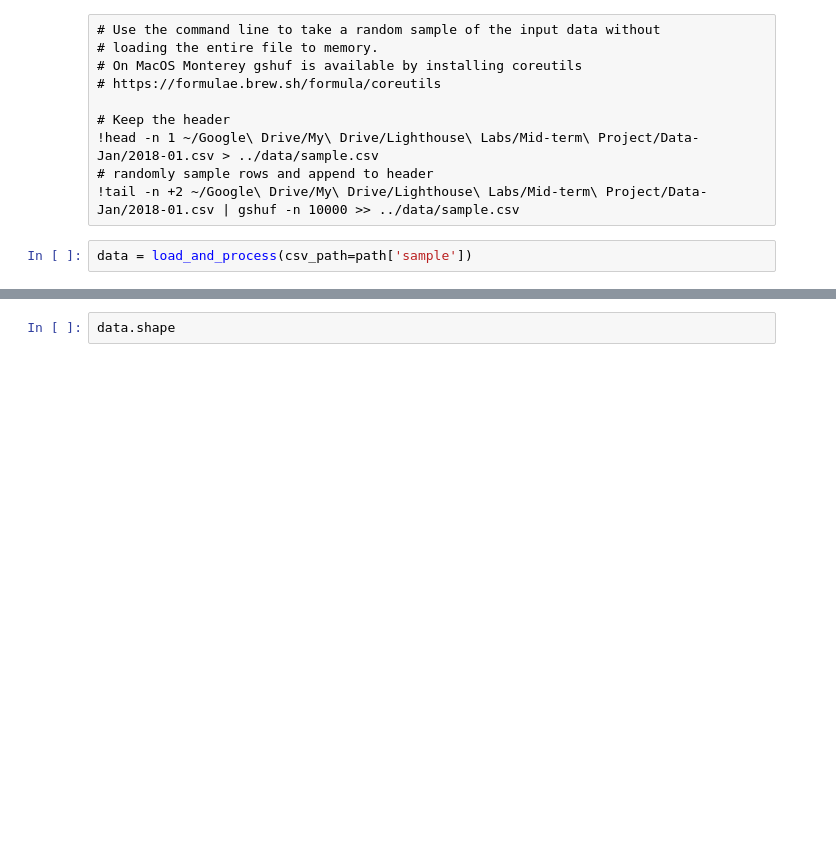
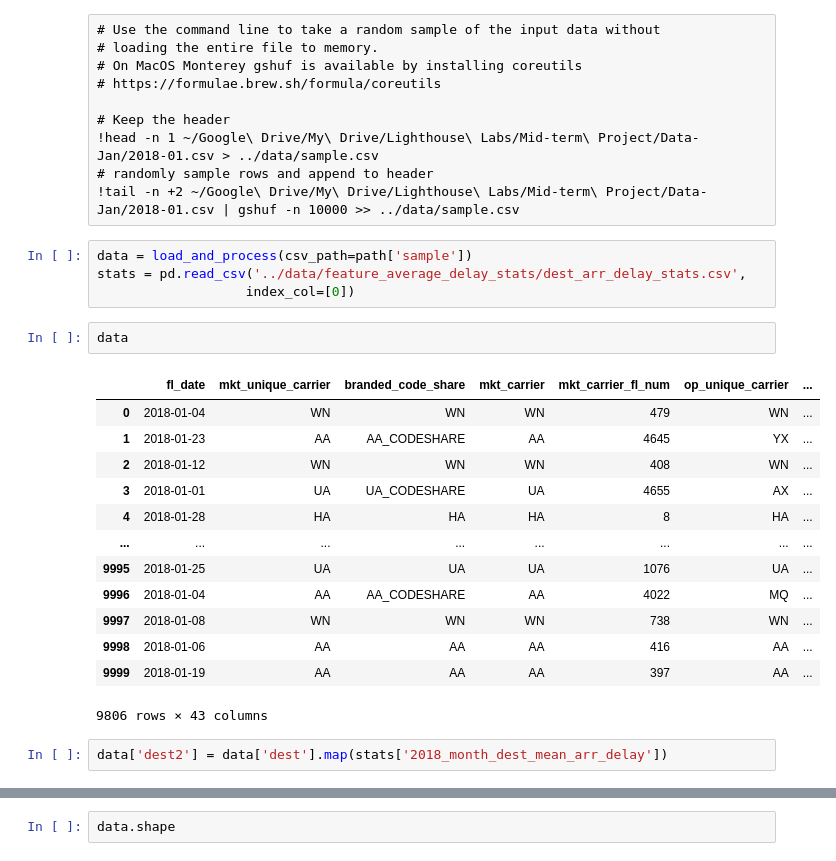
Before and after one commit to Mkyleran/mid-term-project-I, a Jupyter notebook: src/XGBoost_2.ipynb, the cells around one changed output, grey strips where cells are left out. Saved outputs shown, nothing was run; the diff lists cells and outputs as text; blank space fills up the shorter version.

```diff
--- a/src/XGBoost_2.ipynb
+++ b/src/XGBoost_2.ipynb
@@ -96,3 +96,23 @@ path = {
 !tail -n +2 ~/Google\ Drive/My\ Drive/Lighthouse\ Labs/Mid-term\ Project/Data-Jan/2018-01.csv | gshuf -n 10000 >> ../data/sample.csv
 # %%
 data = load_and_process(csv_path=path['sample'])
+stats = pd.read_csv('../data/feature_average_delay_stats/dest_arr_delay_stats.csv',
+                   index_col=[0])
+# %%
+data
+# %% [output]
+|  | fl_date | mkt_unique_carrier | branded_code_share | mkt_carrier | mkt_carrier_fl_num | op_unique_carrier | ... |
+| 0 | 2018-01-04 | WN | WN | WN | 479 | WN | ... |
+| 1 | 2018-01-23 | AA | AA_CODESHARE | AA | 4645 | YX | ... |
+| 2 | 2018-01-12 | WN | WN | WN | 408 | WN | ... |
+| 3 | 2018-01-01 | UA | UA_CODESHARE | UA | 4655 | AX | ... |
+| 4 | 2018-01-28 | HA | HA | HA | 8 | HA | ... |
+| ... | ... | ... | ... | ... | ... | ... | ... |
+| 9995 | 2018-01-25 | UA | UA | UA | 1076 | UA | ... |
+| 9996 | 2018-01-04 | AA | AA_CODESHARE | AA | 4022 | MQ | ... |
+| 9997 | 2018-01-08 | WN | WN | WN | 738 | WN | ... |
+| 9998 | 2018-01-06 | AA | AA | AA | 416 | AA | ... |
+| 9999 | 2018-01-19 | AA | AA | AA | 397 | AA | ... |
+9806 rows × 43 columns
+# %%
+data['dest2'] = data['dest'].map(stats['2018_month_dest_mean_arr_delay'])
```
Also changed, not shown: parts of 2 cells of this notebook.
